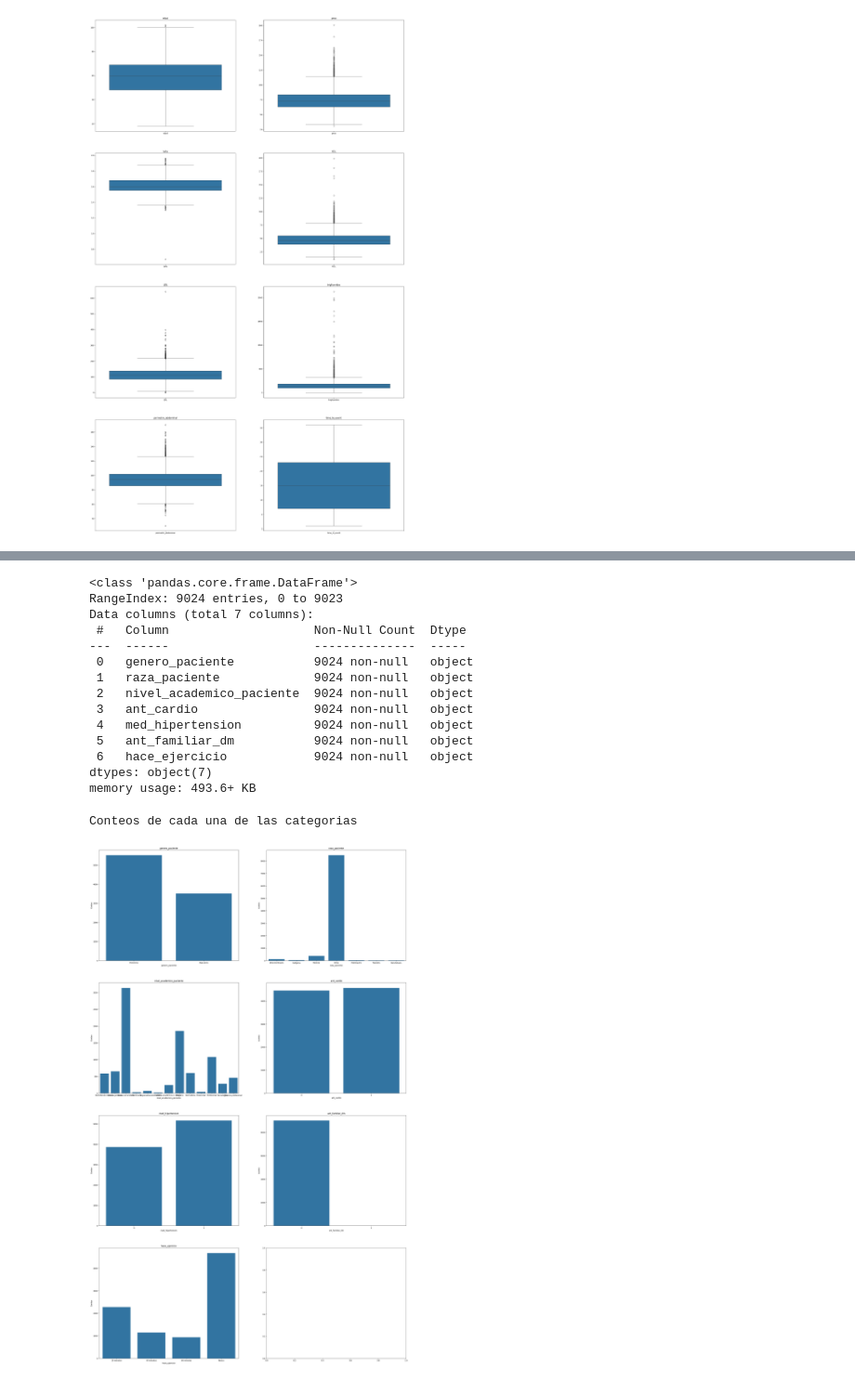
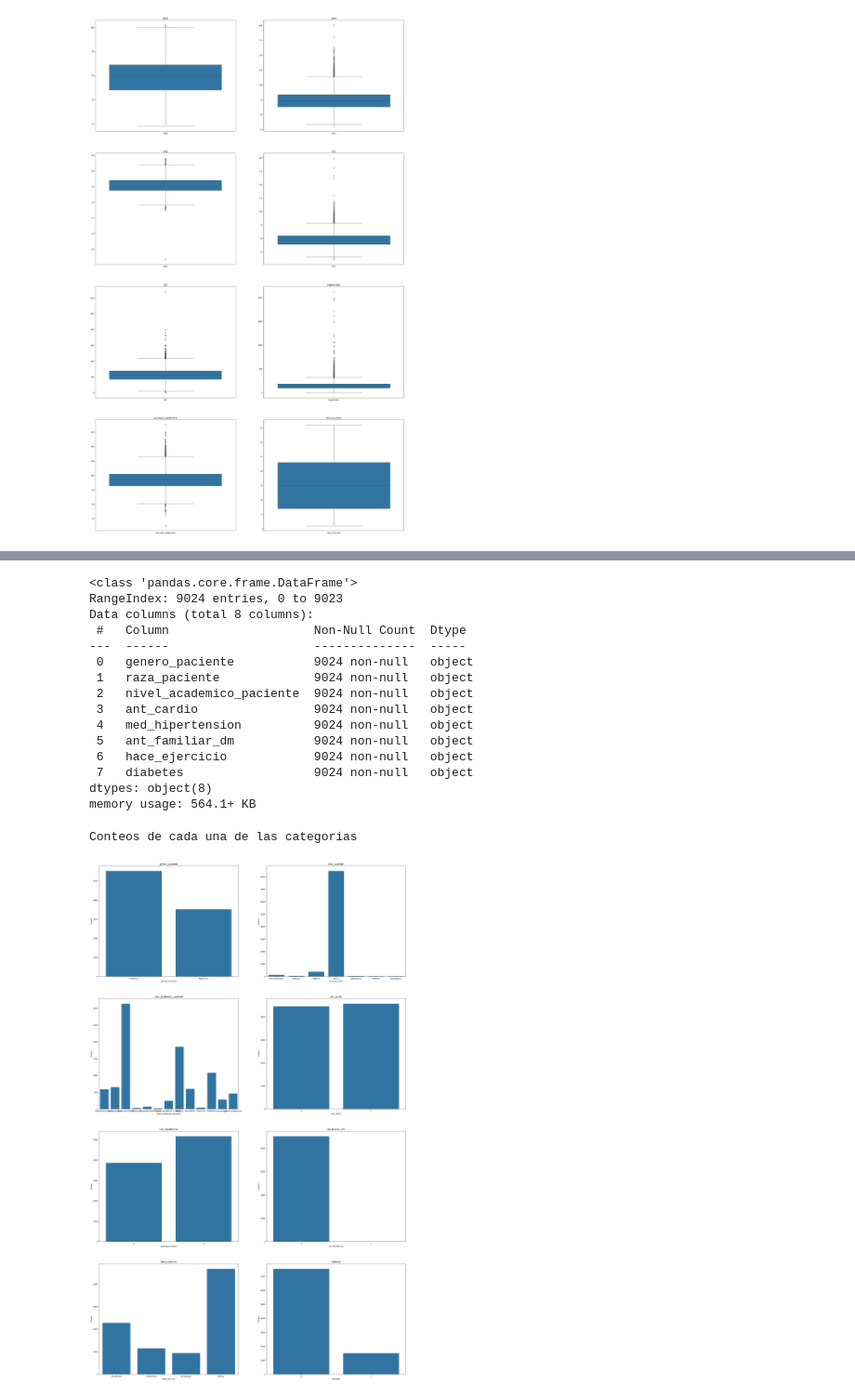
Before and after one commit to nukeduck21/diabetes_avicena, a Jupyter notebook: Codigo/Notebook/modelo_sobrevida/EDA/one_two_variables.ipynb, the cells around one changed output, grey strips where cells are left out. Shown at 93% size. Saved outputs shown, nothing was run; the diff lists cells and outputs as text; code cells hidden in the pictures.

Commit message:
adelanto en el analisis de los datos

```diff
--- a/Codigo/Notebook/modelo_sobrevida/EDA/one_two_variables.ipynb
+++ b/Codigo/Notebook/modelo_sobrevida/EDA/one_two_variables.ipynb
@@ -42,17 +47,21 @@ class Graficador:
 
         return fig, axes
 
-    def create_subplots_one_var_group(self,data, n_rows, n_cols, graph, pivot_column, fig_size = (30,25)):
+    def create_subplots_one_var_group(self, data, n_rows, n_cols, graph, fig_size = (30,25)):
         # Indices de la grilla de graficos de matplotlib
         i = 0
         j = 0
 
         # Creacion de la grilla de graficos
         fig, axes = plt.subplots(nrows = n_rows, ncols = n_cols, figsize = fig_size)
+        data_temp = data[::]
+        data_temp['temp'] = 0
+        for column in data_temp.columns:
 
-        for column in data.columns:
+            if column == 'temp':
+                continue
 
-            temp = data[[column, pivot_column]].groupby(column, as_index = False).count().rename(columns = {pivot_column : 'Conteo'})
+            temp = data_temp[[column, 'temp']].groupby(column, as_index = False).count().rename(columns = {'temp' : 'Conteo'})
             # Creacion del grafico de barras
             graph(data = temp, x = column, y = 'Conteo', ax = axes[i,j])
 
@@ -66,6 +75,19 @@ class Graficador:
                 i+=1
 
         return fig, axes
+
+def create_apilated_bars(data):
+
+    grupos = data.columns
+
+    fig, ax = plt.subplots()
+    values = data.values
+
+    for i in range(values.shape[0]):
+        ax.bar(grupos, values[i], bottom = np.sum(values[:i], axis = 0), label = data.index[i])
+        # Agregar títulos a los ejes
+
+    return fig,ax
 # %% [markdown]
 ## Parametros
 # %%
@@ -101,0 +136,5 @@ data[['numero_identificacion_paciente','diabetes']].drop_duplicates().groupby('d
+# %%
+# Dataframe con los datos categoricos
+df_categorico = data[categoric_columns + [target]].astype(str)
+
+df_categorico.head()
@@ -158,7 +193,3 @@ plt.show()
 # %% [output]
 Grafico de caja y bigotes
 [figure]
-# %%
-df_categorico = data[categoric_columns].astype(str)
-
-df_categorico.head()
@@ -174,7 +198,7 @@ df_categorico.info()
 # %% [output]
 <class 'pandas.core.frame.DataFrame'>
 RangeIndex: 9024 entries, 0 to 9023
-Data columns (total 7 columns):
+Data columns (total 8 columns):
  #   Column                    Non-Null Count  Dtype
 ---  ------                    --------------  -----
  0   genero_paciente           9024 non-null   object
@@ -184,5 +208,6 @@ Data columns (total 7 columns):
  4   med_hipertension          9024 non-null   object
  5   ant_familiar_dm           9024 non-null   object
  6   hace_ejercicio            9024 non-null   object
-dtypes: object(7)
-memory usage: 493.6+ KB
+ 7   diabetes                  9024 non-null   object
+dtypes: object(8)
+memory usage: 564.1+ KB
@@ -217,7 +214,7 @@ def create_subplots_one_var_group(data, n_rows, n_cols, graph, fig_size = (30,25
 # %%
 print('Conteos de cada una de las categorias')
-fig, axes = create_subplots_one_var_group(data = df_categorico, n_cols = 2, n_rows = 4, graph= sns.barplot, fig_size=(30,50))
+fig, axes = graficador.create_subplots_one_var_group(data = df_categorico, n_cols = 2, n_rows = 4, graph= sns.barplot, fig_size=(30,50))
 plt.show()
 # %% [output]
 Conteos de cada una de las categorias
-[figure, old version]
+[figure, new version]
```
Also changed, not shown: parts of 12 cells of this notebook.
